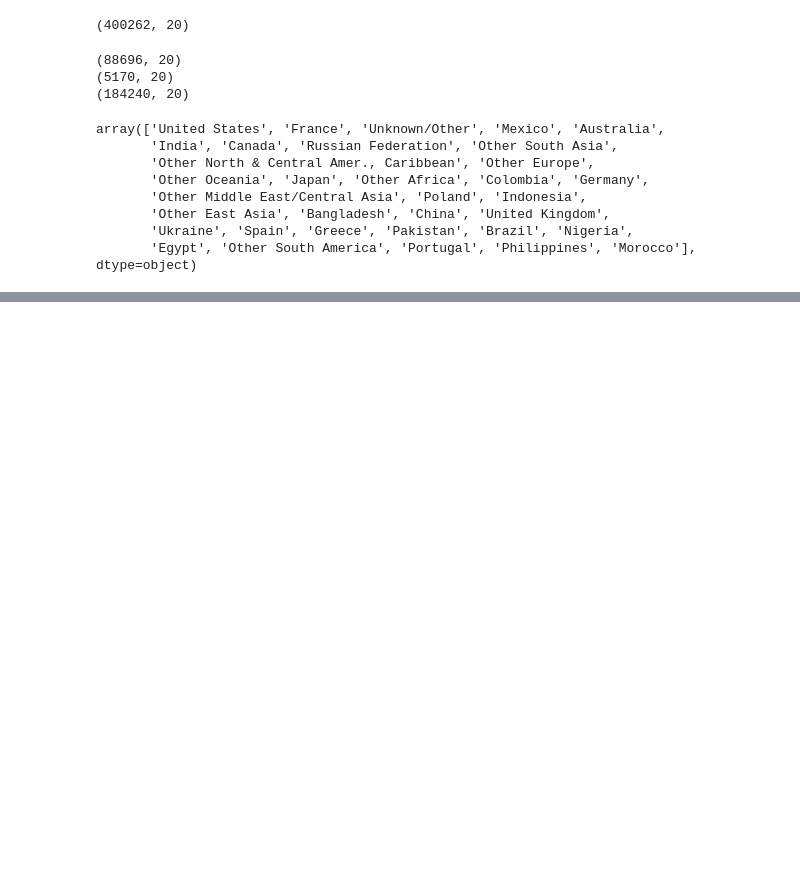
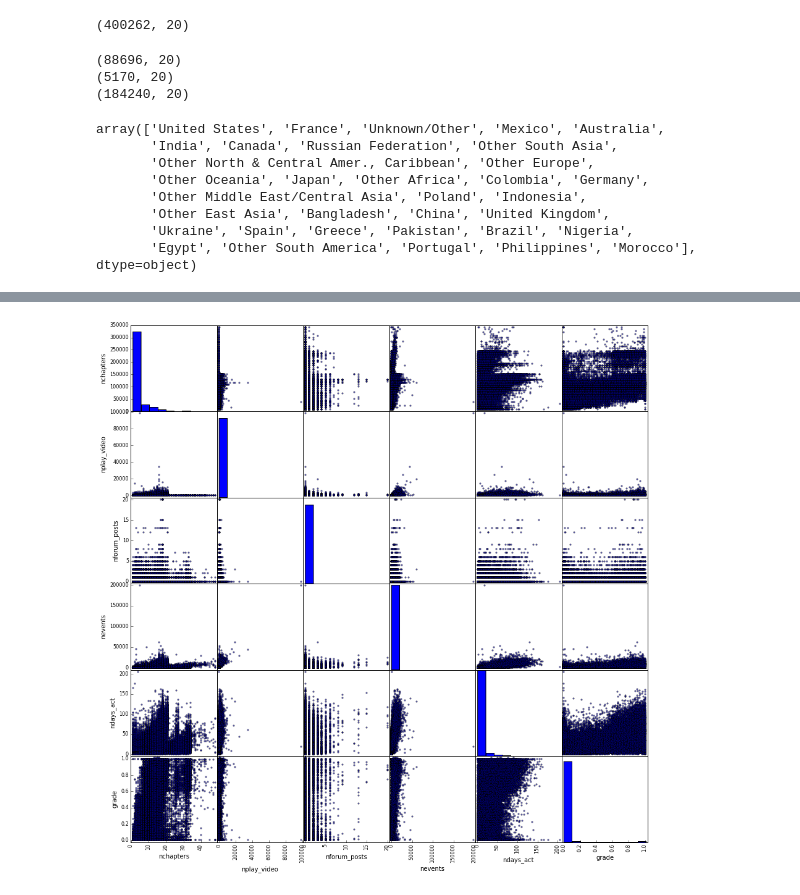
Before and after one commit to mattlichti/gen_assembly, a Jupyter notebook: Project/MOOC.ipynb, the cells around one changed output, grey strips where cells are left out. Saved outputs shown, nothing was run; the diff lists cells and outputs as text; code cells hidden in the pictures; blank space fills up the shorter version.

```diff
--- a/Project/MOOC.ipynb
+++ b/Project/MOOC.ipynb
@@ -188,0 +252,4 @@ for country in data['final_cc_cname_DI'].unique()
+# %%
+scat = scatter_matrix(data[['nchapters','nplay_video','nforum_posts','nevents','ndays_act','grade']], figsize = (15,15))
+# %% [output]
+[figure, added]
```
Also changed, not shown: parts of 43 cells of this notebook, 2 other files.
